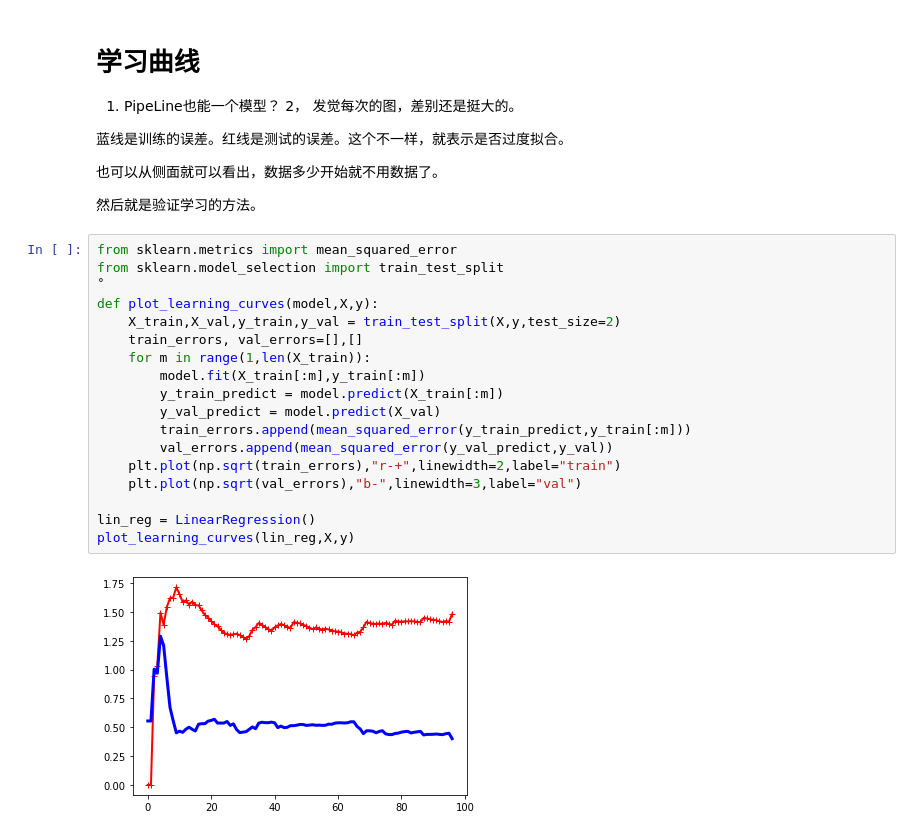
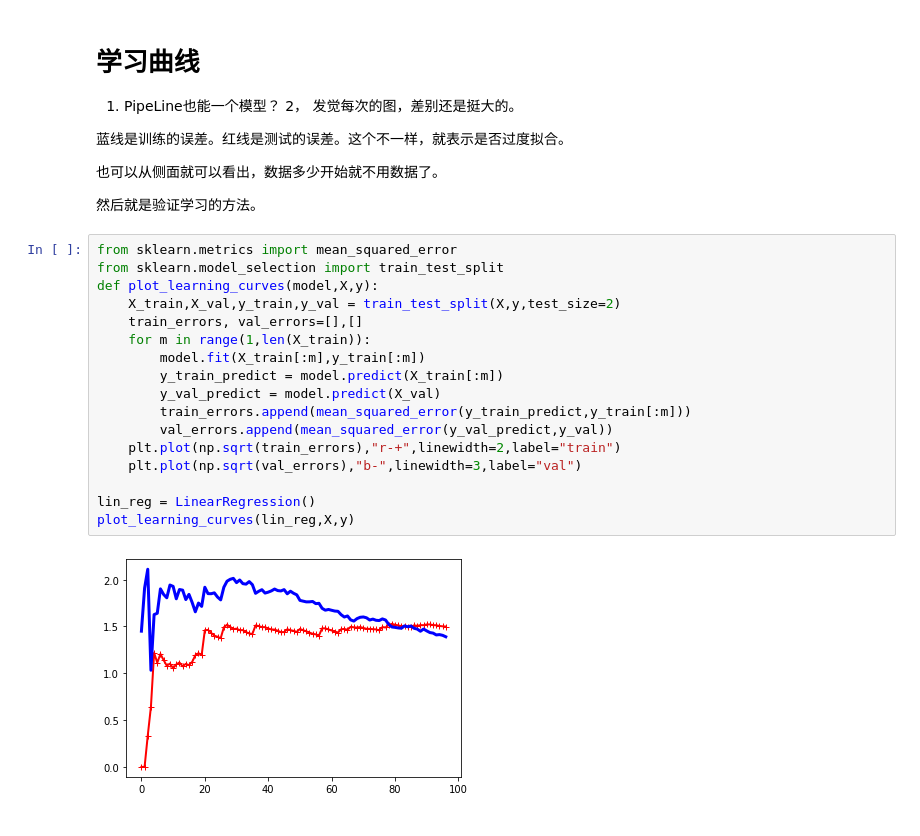
Before and after one commit to ageron/handson-ml, a Jupyter notebook: myNoteBook/chapter4.ipynb, the cells around one changed output. Saved outputs shown, nothing was run; the diff lists cells and outputs as text.

```diff
--- a/myNoteBook/chapter4.ipynb
+++ b/myNoteBook/chapter4.ipynb
@@ -203,23 +203,22 @@ array([0., 0., 0., 0., 0., 0., 0., 0., 0., 0., 0., 0., 0., 0., 0., 0., 0.,
 # %%
 from sklearn.metrics import mean_squared_error
 from sklearn.model_selection import train_test_split
-˚
 def plot_learning_curves(model,X,y):
     X_train,X_val,y_train,y_val = train_test_split(X,y,test_size=2)
     train_errors, val_errors=[],[]
     for m in range(1,len(X_train)):
         model.fit(X_train[:m],y_train[:m])
         y_train_predict = model.predict(X_train[:m])
         y_val_predict = model.predict(X_val)
         train_errors.append(mean_squared_error(y_train_predict,y_train[:m]))
         val_errors.append(mean_squared_error(y_val_predict,y_val))
     plt.plot(np.sqrt(train_errors),"r-+",linewidth=2,label="train")
     plt.plot(np.sqrt(val_errors),"b-",linewidth=3,label="val")
 
 lin_reg = LinearRegression()
 plot_learning_curves(lin_reg,X,y)
 # %% [output]
-[figure, old version]
+[figure, new version]
 # %%
 from sklearn.pipeline import Pipeline
 polynomial_regression = Pipeline((
```
Also changed, not shown: parts of 18 cells of this notebook, 1 other file.
